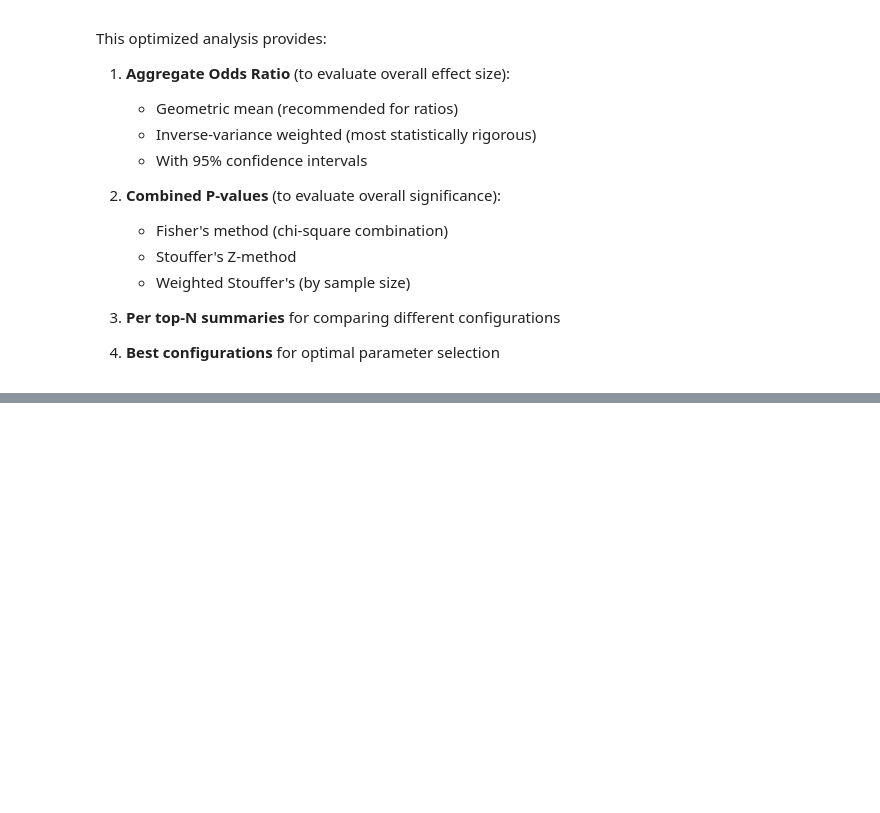
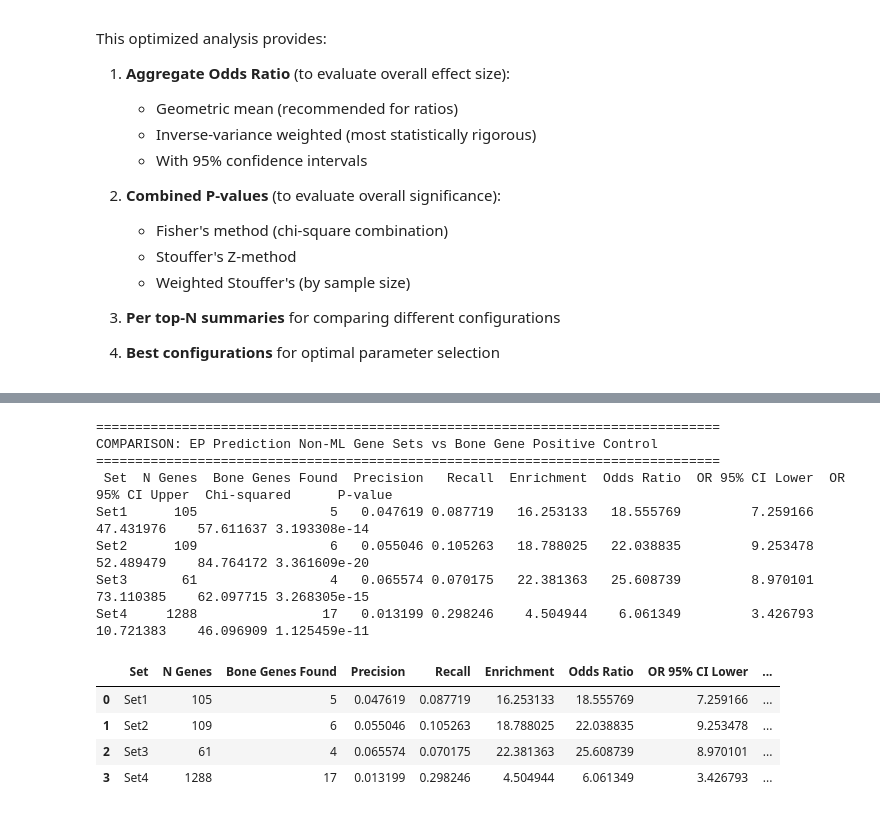
Before and after one commit to mingjutsai/EPFinder, a Jupyter notebook: eBMD_cojo_bf3_analysis_optimized.ipynb, the cells around one changed output, grey strips where cells are left out. Cells and saved outputs as stored; diff of their text form; code cells hidden in the pictures; blank space fills up the shorter version.

```diff
--- a/eBMD_cojo_bf3_analysis_optimized.ipynb
+++ b/eBMD_cojo_bf3_analysis_optimized.ipynb
@@ -729,0 +812,41 @@ This optimized analysis provides:
+# %%
+# Create comparison DataFrame for Non-ML Sets
+nonml_comparison = []
+for set_name, stats in nonml_results.items():
+    nonml_comparison.append({
+        'Set': set_name,
+        'N Genes': stats['n_predicted'],
+        'Bone Genes Found': stats['n_positive_in_predicted'],
+        'Precision': stats['precision'],
+        'Recall': stats['recall'],
+        'Enrichment': stats['enrichment'],
+        'Odds Ratio': stats['odds_ratio'],
+        'OR 95% CI Lower': stats['or_ci_lower'],
+        'OR 95% CI Upper': stats['or_ci_upper'],
+        'Chi-squared': stats['chi2'],
+        'P-value': stats['p_value']
+    })
+
+nonml_df = pd.DataFrame(nonml_comparison)
+
+print("\n" + "="*80)
+print("COMPARISON: EP Prediction Non-ML Gene Sets vs Bone Gene Positive Control")
+print("="*80)
+print(nonml_df.to_string(index=False))
+
+# Display as formatted table
+nonml_df
+# %% [output]
+================================================================================
+COMPARISON: EP Prediction Non-ML Gene Sets vs Bone Gene Positive Control
+================================================================================
+ Set  N Genes  Bone Genes Found  Precision   Recall  Enrichment  Odds Ratio  OR 95% CI Lower  OR 95% CI Upper  Chi-squared      P-value
+Set1      105                 5   0.047619 0.087719   16.253133   18.555769         7.259166        47.431976    57.611637 3.193308e-14
+Set2      109                 6   0.055046 0.105263   18.788025   22.038835         9.253478        52.489479    84.764172 3.361609e-20
+Set3       61                 4   0.065574 0.070175   22.381363   25.608739         8.970101        73.110385    62.097715 3.268305e-15
+Set4     1288                17   0.013199 0.298246    4.504944    6.061349         3.426793        10.721383    46.096909 1.125459e-11
+|  | Set | N Genes | Bone Genes Found | Precision | Recall | Enrichment | Odds Ratio | OR 95% CI Lower | ... |
+| 0 | Set1 | 105 | 5 | 0.047619 | 0.087719 | 16.253133 | 18.555769 | 7.259166 | ... |
+| 1 | Set2 | 109 | 6 | 0.055046 | 0.105263 | 18.788025 | 22.038835 | 9.253478 | ... |
+| 2 | Set3 | 61 | 4 | 0.065574 | 0.070175 | 22.381363 | 25.608739 | 8.970101 | ... |
+| 3 | Set4 | 1288 | 17 | 0.013199 | 0.298246 | 4.504944 | 6.061349 | 3.426793 | ... |
```
Also changed, not shown: parts of 7 cells of this notebook.
